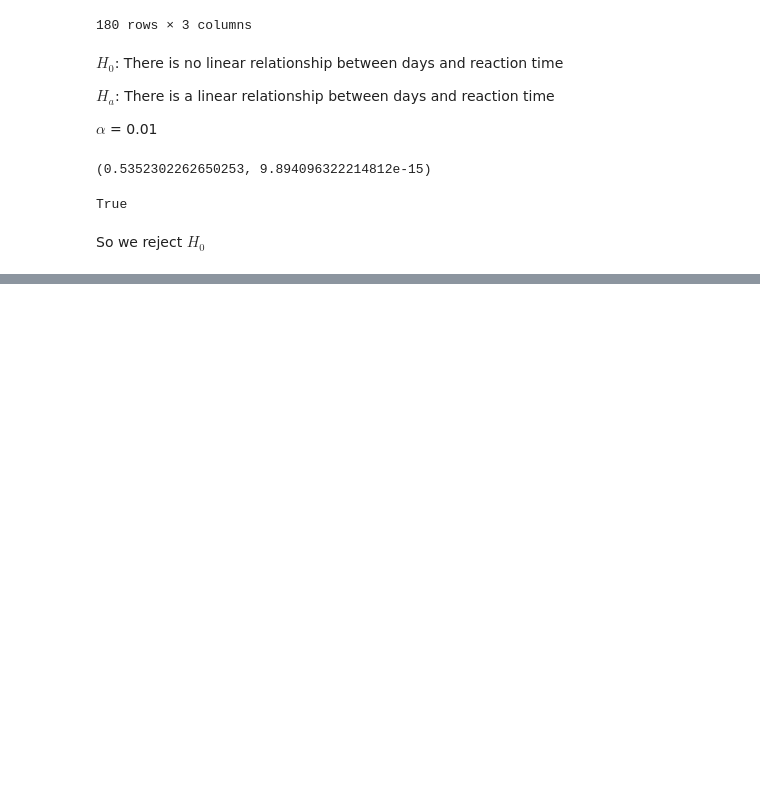
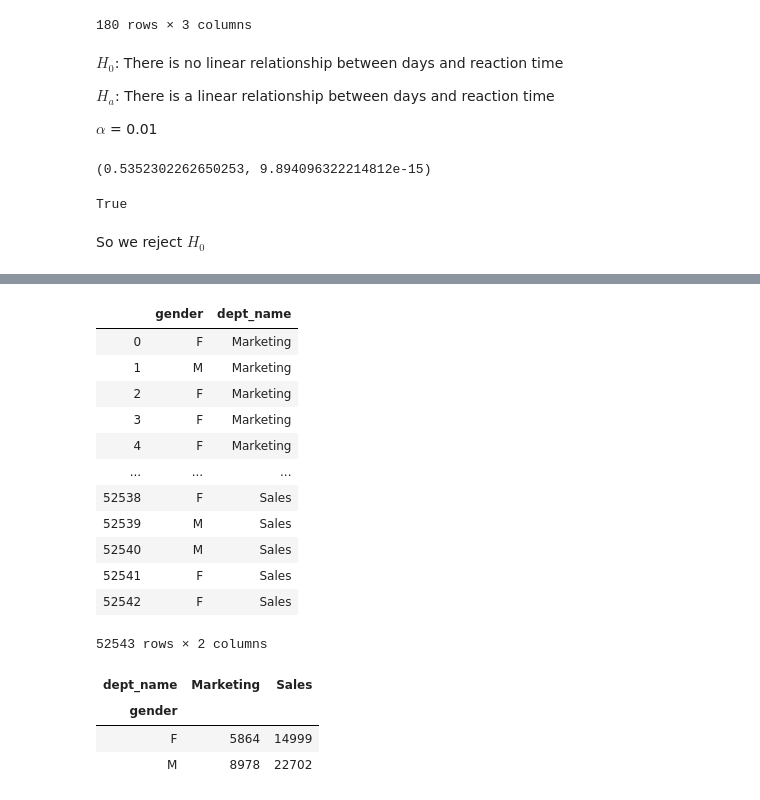
Before and after one commit to RyanMcCall/statistics-exercises, a Jupyter notebook: hypothesis_testing.ipynb, the cells around one changed output, grey strips where cells are left out. Saved outputs shown, nothing was run; the diff lists cells and outputs as text; code cells hidden in the pictures; blank space fills up the shorter version.

```diff
--- a/hypothesis_testing.ipynb
+++ b/hypothesis_testing.ipynb
@@ -705,0 +831,36 @@ So we reject $H_0$
+# %%
+url = get_url('employees')
+
+query = '''
+SELECT e.gender, d.dept_name
+FROM employees e
+JOIN dept_emp de USING (emp_no)
+JOIN departments d USING (dept_no)
+WHERE de.to_date > NOW()
+	AND d.dept_name IN ('Marketing', 'Sales')
+'''
+
+gender_and_dept = pd.read_sql(query, url)
+gender_and_dept
+# %% [output]
+|  | gender | dept_name |
+| 0 | F | Marketing |
+| 1 | M | Marketing |
+| 2 | F | Marketing |
+| 3 | F | Marketing |
+| 4 | F | Marketing |
+| ... | ... | ... |
+| 52538 | F | Sales |
+| 52539 | M | Sales |
+| 52540 | M | Sales |
+| 52541 | F | Sales |
+| 52542 | F | Sales |
+52543 rows × 2 columns
+# %%
+ctab = pd.crosstab(gender_and_dept.gender, gender_and_dept.dept_name)
+ctab
+# %% [output]
+| dept_name | Marketing | Sales |
+| gender |  |  |
+| F | 5864 | 14999 |
+| M | 8978 | 22702 |
```
Also changed, not shown: parts of 25 cells of this notebook.
